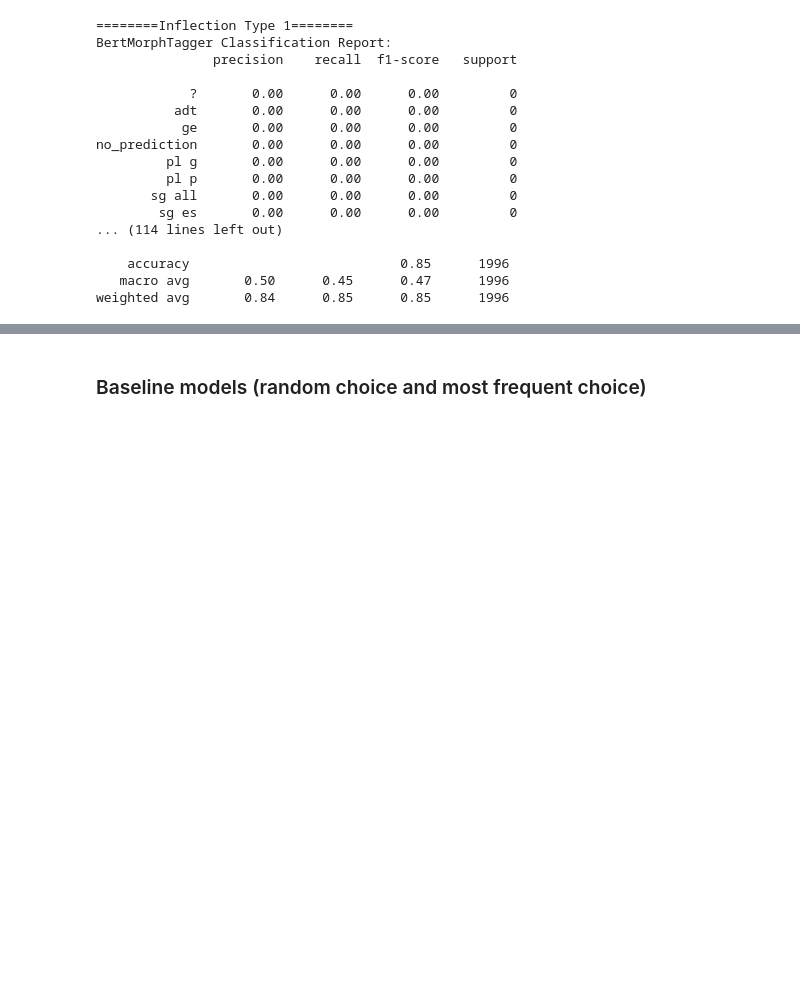
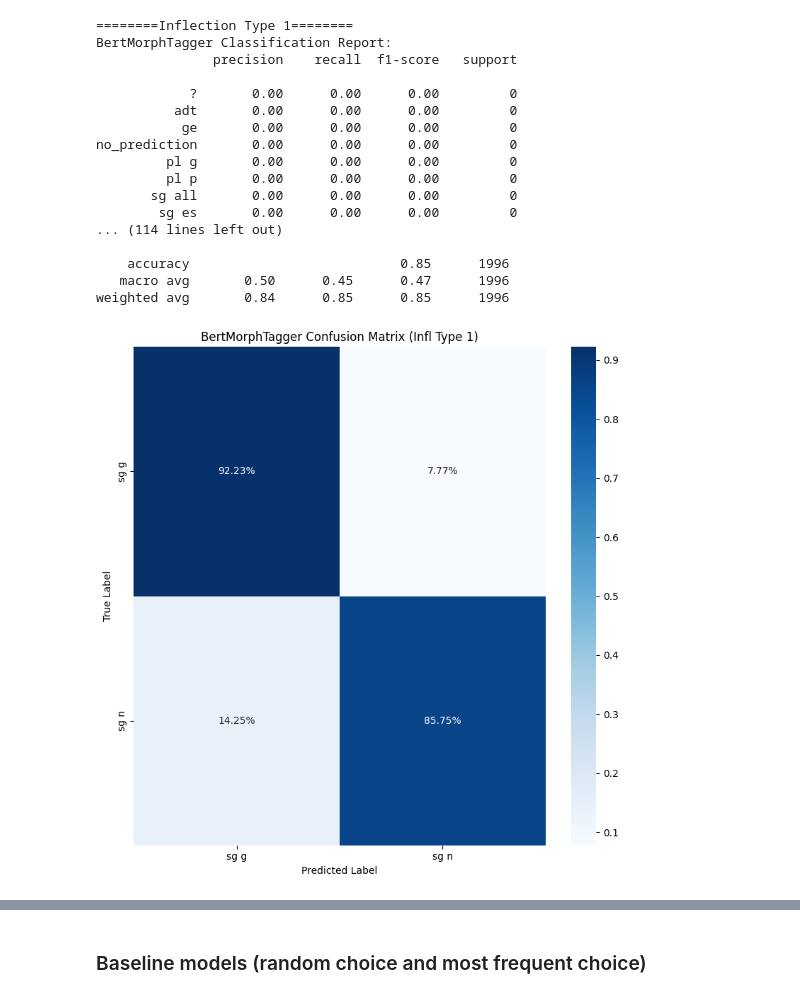
Before and after one commit to SanderSaska/EstNLTK_model_training, a Jupyter notebook: notebooks/homonyms_compare_vabamorf.ipynb, the cells around one changed output, grey strips where cells are left out. Saved outputs shown, nothing was run; the diff lists cells and outputs as text; code cells hidden in the pictures; blank space fills up the shorter version.

```diff
--- a/notebooks/homonyms_compare_vabamorf.ipynb
+++ b/notebooks/homonyms_compare_vabamorf.ipynb
@@ -345,3 +433,88 @@ no_prediction       0.00      0.00      0.00         0
     accuracy                           0.85      1996
    macro avg       0.50      0.45      0.47      1996
 weighted avg       0.84      0.85      0.85      1996
+# %%
+# Plot confusion matrices per inflection type
+for infl_type in results_df["inflection_type"].unique():
+    # Filter results for the current inflection type
+    results_infl = results_df[results_df["inflection_type"] == infl_type]
+
+    # Generate confusion matrix for BertMorphTagger
+    bmt_cm_infl = sklearn.metrics.confusion_matrix(
+        y_true=results_infl["true_label"], y_pred=results_infl["bmt_prediction"]
+    )
+
+    # Filter confusion matrix to include only labels present in true labels
+    bmt_cm_infl_filtered = bmt_cm_infl[
+        np.isin(
+            np.unique(results_infl["bmt_prediction"]),
+            np.unique(results_infl["true_label"]),
+        )
+    ][
+        :,
+        np.isin(
+            np.unique(results_infl["bmt_prediction"]),
+            np.unique(results_infl["true_label"]),
+        ),
+    ]
+
+    # Generate confusion matrix for Vabamorf
+    vabamorf_cm_infl = sklearn.metrics.confusion_matrix(
+        y_true=results_infl["true_label"], y_pred=results_infl["vabamorf_prediction"]
+    )
+
+    # Filter confusion matrix to include only labels present in true labels
+    vabamorf_cm_infl_filtered = vabamorf_cm_infl[
+        np.isin(
+            np.unique(results_infl["vabamorf_prediction"]),
+            np.unique(results_infl["true_label"]),
+        )
+    ][
+        :,
+        np.isin(
+            np.unique(results_infl["vabamorf_prediction"]),
+            np.unique(results_infl["true_label"]),
+        ),
+    ]
+
+    # Plot confusion matrix for BertMorphTagger with percentage values
+    plt.figure(figsize=(8, 8))
+    bmt_cm_infl_normalized = (
+        bmt_cm_infl_filtered.astype("float")
+        / bmt_cm_infl_filtered.sum(axis=1)[:, np.newaxis]
+    )
+    sns.heatmap(
+        bmt_cm_infl_normalized,
+        annot=True,
+        fmt=".2%",
+        cmap="Blues",
+        xticklabels=np.unique(results_infl["true_label"]),
+        yticklabels=np.unique(results_infl["true_label"]),
+    )
+    plt.title(f"BertMorphTagger Confusion Matrix (Infl Type {infl_type})")
+    plt.xlabel("Predicted Label")
+    plt.ylabel("True Label")
+    plt.tight_layout()
+    plt.show()
+
+    # Plot confusion matrix for Vabamorf with percentage values
+    plt.figure(figsize=(8, 8))
+    vabamorf_cm_infl_normalized = (
+        vabamorf_cm_infl_filtered.astype("float")
+        / vabamorf_cm_infl_filtered.sum(axis=1)[:, np.newaxis]
+    )
+    sns.heatmap(
+        vabamorf_cm_infl_normalized,
+        annot=True,
+        fmt=".2%",
+        cmap="Greens",
+        xticklabels=np.unique(results_infl["true_label"]),
+        yticklabels=np.unique(results_infl["true_label"]),
+    )
+    plt.title(f"Vabamorf Confusion Matrix (Infl Type {infl_type})")
+    plt.xlabel("Predicted Label")
+    plt.ylabel("True Label")
+    plt.tight_layout()
+    plt.show()
+# %% [output]
+[figure, added]
```
Also changed, not shown: parts of 6 cells of this notebook.
